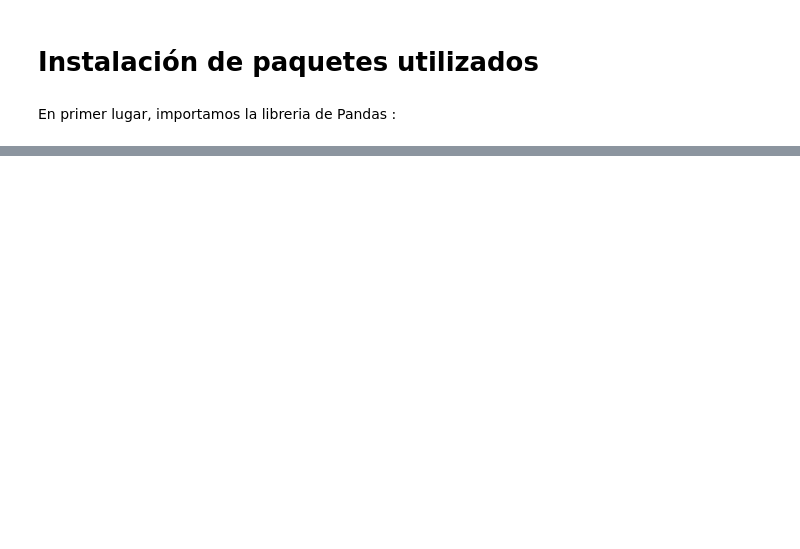
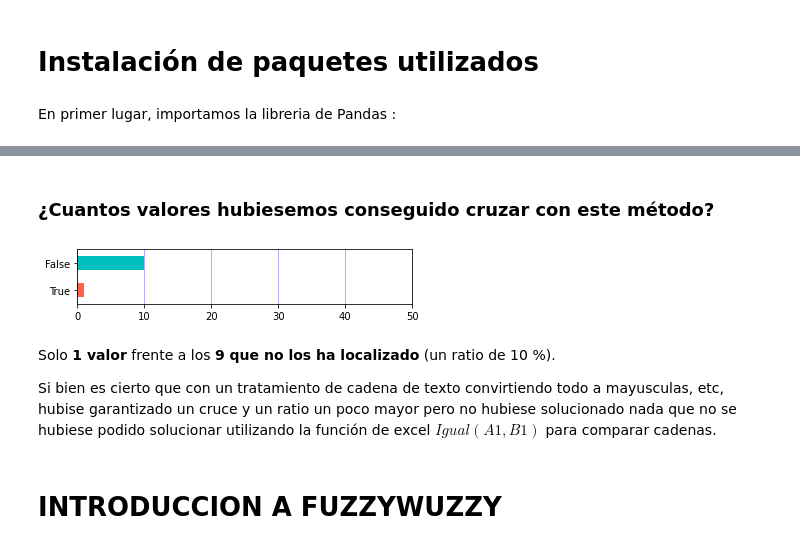
Before and after one commit to mbenaventc/FuzzyWuzzyLinkedin, a Jupyter notebook: FuzzyCoincidencias.ipynb, the cells around one changed output, grey strips where cells are left out. Cells and saved outputs as stored; diff of their text form; code cells hidden in the pictures; blank space fills up the shorter version.

```diff
--- a/FuzzyCoincidencias.ipynb
+++ b/FuzzyCoincidencias.ipynb
@@ -101,0 +112,4 @@ hr.head(35)
+# %%
+# Crearemos una nueva columna y usarios una función lambda.
+
+tvias['EXISTE'] = tvias.apply(lambda x: x.Direccion in list(cvias.NOMBRE_VIA), axis=1)
@@ -101,0 +130,11 @@ hr.head(35)
+# %% [markdown]
+### ¿Cuantos valores hubiesemos conseguido cruzar con este método?
+# %%
+ax = tvias.EXISTE.value_counts().sort_values().plot(kind='barh', color=['tomato', 'c'], figsize=(6,1), width=0.5)
+plt.xlim(0,50), plt.xticks(fontsize=10), ax.set_frame_on(True), plt.grid(color='blue', alpha=.4, axis='x') ;
+# %% [output]
+[figure, added]
+# %% [markdown]
+Solo **1 valor** frente a los  **9 que no los ha localizado** (un ratio de 10 %).
+
+Si bien es cierto que con un tratamiento de cadena de texto convirtiendo todo a mayusculas, etc, hubise garantizado un cruce y un ratio un poco mayor pero no hubiese solucionado nada que no se hubiese podido solucionar utilizando la función de excel $Igual (A1,B1)$  para comparar cadenas.
@@ -101,0 +145,2 @@ hr.head(35)
+# %% [markdown]
+# INTRODUCCION A FUZZYWUZZY
```
Also changed, not shown: parts of 43 cells of this notebook, 2 other files.
